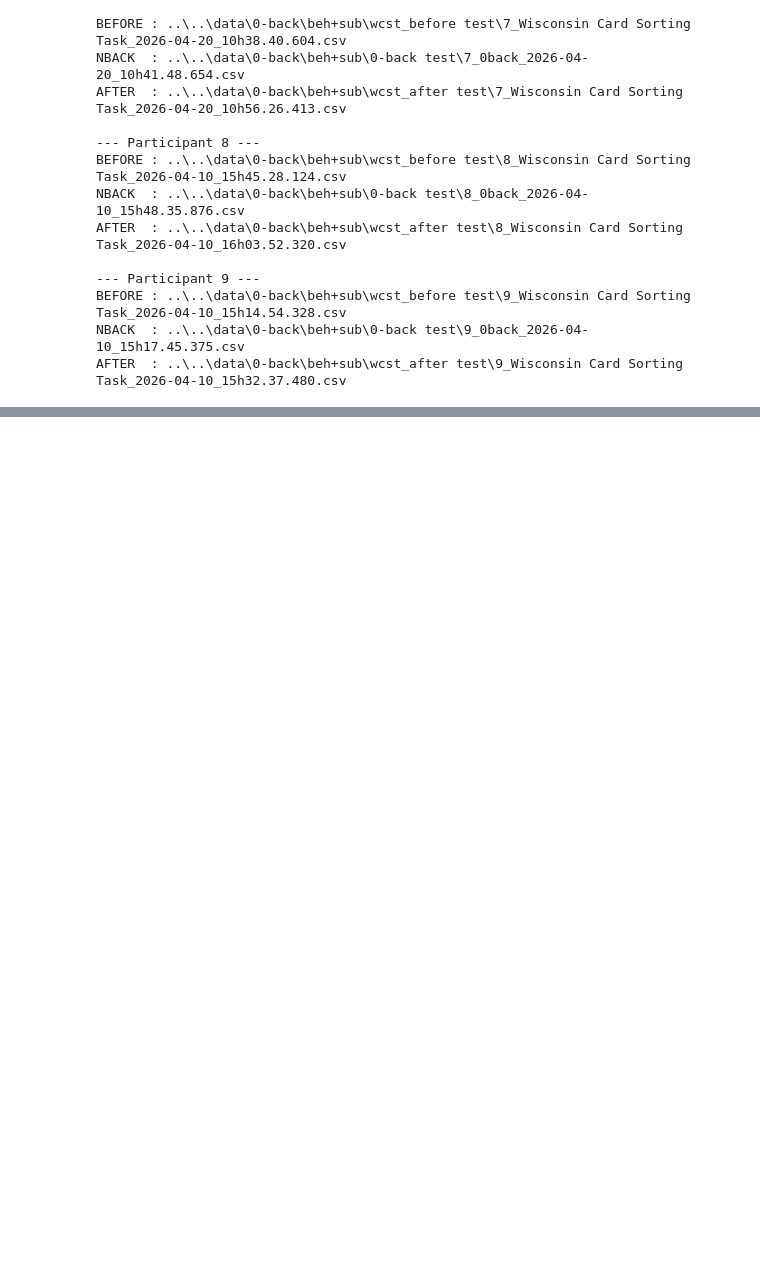
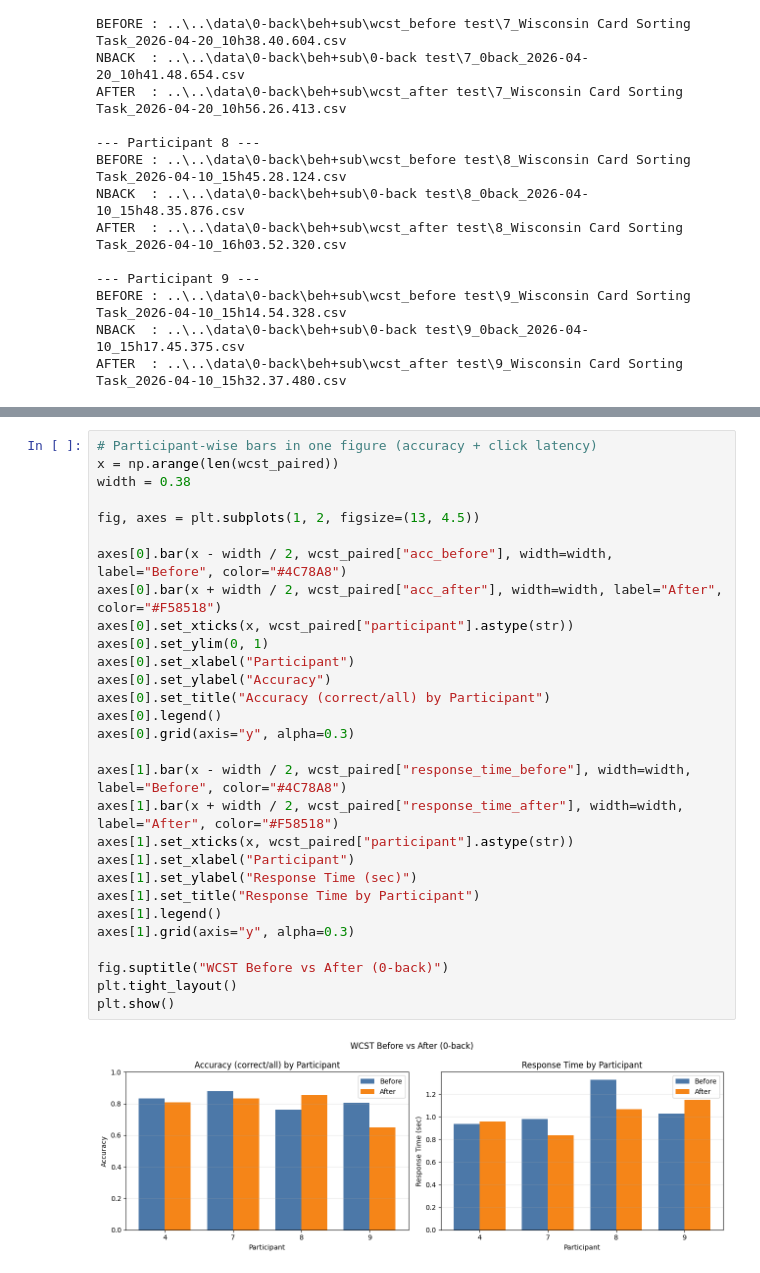
Before and after one commit to NadimSALEEM/0x2x2dual_WCST_analysis, a Jupyter notebook: 0-back/beh/0_back_beh.ipynb, the cells around one changed output, grey strips where cells are left out. Cells and saved outputs as stored; diff of their text form; blank space fills up the shorter version.

```diff
--- a/0-back/beh/0_back_beh.ipynb
+++ b/0-back/beh/0_back_beh.ipynb
@@ -76,0 +228,31 @@ AFTER  : ..\..\data\0-back\beh+sub\wcst_after test\9_Wisconsin Card Sorting Task
+# %%
+# Participant-wise bars in one figure (accuracy + click latency)
+x = np.arange(len(wcst_paired))
+width = 0.38
+
+fig, axes = plt.subplots(1, 2, figsize=(13, 4.5))
+
+axes[0].bar(x - width / 2, wcst_paired["acc_before"], width=width, label="Before", color="#4C78A8")
+axes[0].bar(x + width / 2, wcst_paired["acc_after"], width=width, label="After", color="#F58518")
+axes[0].set_xticks(x, wcst_paired["participant"].astype(str))
+axes[0].set_ylim(0, 1)
+axes[0].set_xlabel("Participant")
+axes[0].set_ylabel("Accuracy")
+axes[0].set_title("Accuracy (correct/all) by Participant")
+axes[0].legend()
+axes[0].grid(axis="y", alpha=0.3)
+
+axes[1].bar(x - width / 2, wcst_paired["response_time_before"], width=width, label="Before", color="#4C78A8")
+axes[1].bar(x + width / 2, wcst_paired["response_time_after"], width=width, label="After", color="#F58518")
+axes[1].set_xticks(x, wcst_paired["participant"].astype(str))
+axes[1].set_xlabel("Participant")
+axes[1].set_ylabel("Response Time (sec)")
+axes[1].set_title("Response Time by Participant")
+axes[1].legend()
+axes[1].grid(axis="y", alpha=0.3)
+
+fig.suptitle("WCST Before vs After (0-back)")
+plt.tight_layout()
+plt.show()
+# %% [output]
+[figure, added]
```
Also changed, not shown: parts of 8 cells of this notebook.
